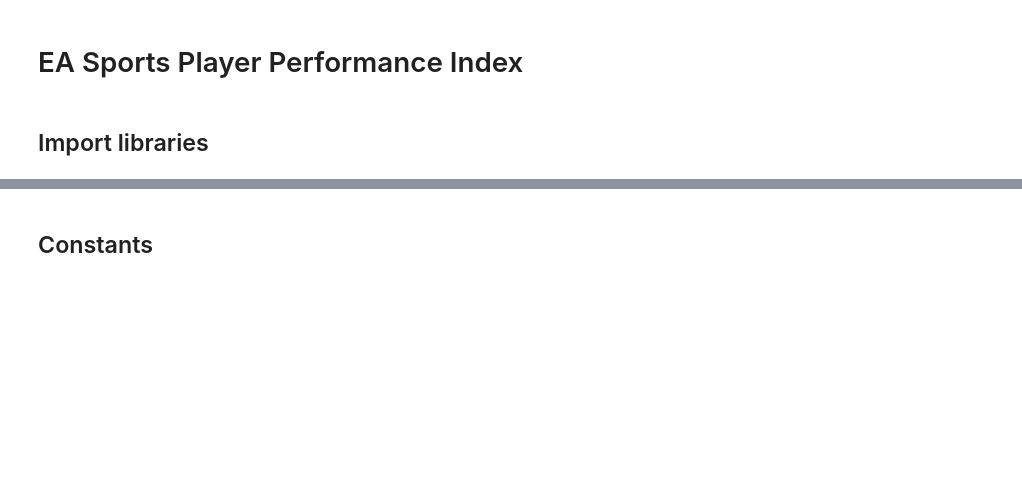
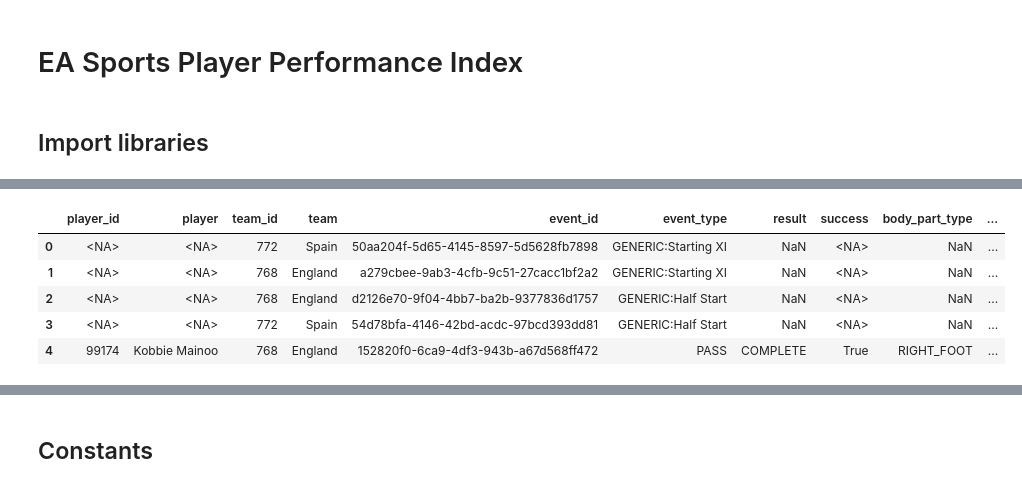
Before and after one commit to cristian-lillo/soccer-kpis, a Jupyter notebook: models/ea-sports-ppi/ppi_playground.ipynb, the cells around one changed output, grey strips where cells are left out. Cells and saved outputs as stored; diff of their text form; code cells hidden in the pictures; blank space fills up the shorter version.

```diff
--- a/models/ea-sports-ppi/ppi_playground.ipynb
+++ b/models/ea-sports-ppi/ppi_playground.ipynb
@@ -17,0 +32,13 @@ warnings.filterwarnings("ignore", category=FutureWarning)
+# %%
+# Load dataset based on provider
+if PROVIDER == "statsbomb":
+    dataset = statsbomb.load(
+        event_data=project_paths.STATSBOMB_EVENTS_DIR / f"{MATCH_ID}.json",
+        lineup_data=project_paths.STATSBOMB_LINEUPS_DIR / f"{MATCH_ID}.json",
+    )
+elif PROVIDER == "wyscout":
+    dataset = wyscout.load(
+        event_data=project_paths.WYSCOUT_PROCESSED_V2_DIR / f"{MATCH_ID}.json",
+    )
+else:
+    raise ValueError("Unsupported provider. Use 'statsbomb' or 'wyscout'.")
@@ -17,0 +105,27 @@ warnings.filterwarnings("ignore", category=FutureWarning)
+# %%
+# Create a mapping for dtypes of all columns
+dtype_mapping = {
+    "player_id": "Int64",
+    "player": "string",
+    "team_id": "Int64",
+    "team": "string",
+    "event_id": "string",
+    "event_type": "category",
+    "result": "category",
+    "success": "boolean",
+    "body_part_type": "category",
+    "pass_type": "category",
+    "duel_type": "category",
+    "set_piece_type": "category",
+    "goalkeeper_type": "category",
+    "card_type": "category",
+    "coordinates_x": "Float64",
+    "coordinates_y": "Float64",
+    "time": "string",
+}
+
+# Convert the type of all DataFrame columns
+filtered_df = filtered_df.astype(dtype_mapping)
+
+# Verify changes
+filtered_df.info()
@@ -17,0 +150,10 @@ warnings.filterwarnings("ignore", category=FutureWarning)
+# %%
+# Display DataFrame
+filtered_df.head()
+# %% [output]
+|  | player_id | player | team_id | team | event_id | event_type | result | success | body_part_type | ... |
+| 0 | <NA> | <NA> | 772 | Spain | 50aa204f-5d65-4145-8597-5d5628fb7898 | GENERIC:Starting XI | NaN | <NA> | NaN | ... |
+| 1 | <NA> | <NA> | 768 | England | a279cbee-9ab3-4cfb-9c51-27cacc1bf2a2 | GENERIC:Starting XI | NaN | <NA> | NaN | ... |
+| 2 | <NA> | <NA> | 768 | England | d2126e70-9f04-4bb7-ba2b-9377836d1757 | GENERIC:Half Start | NaN | <NA> | NaN | ... |
+| 3 | <NA> | <NA> | 772 | Spain | 54d78bfa-4146-42bd-acdc-97bcd393dd81 | GENERIC:Half Start | NaN | <NA> | NaN | ... |
+| 4 | 99174 | Kobbie Mainoo | 768 | England | 152820f0-6ca9-4df3-943b-a67d568ff472 | PASS | COMPLETE | True | RIGHT_FOOT | ... |
```
Also changed, not shown: parts of 50 cells of this notebook.
